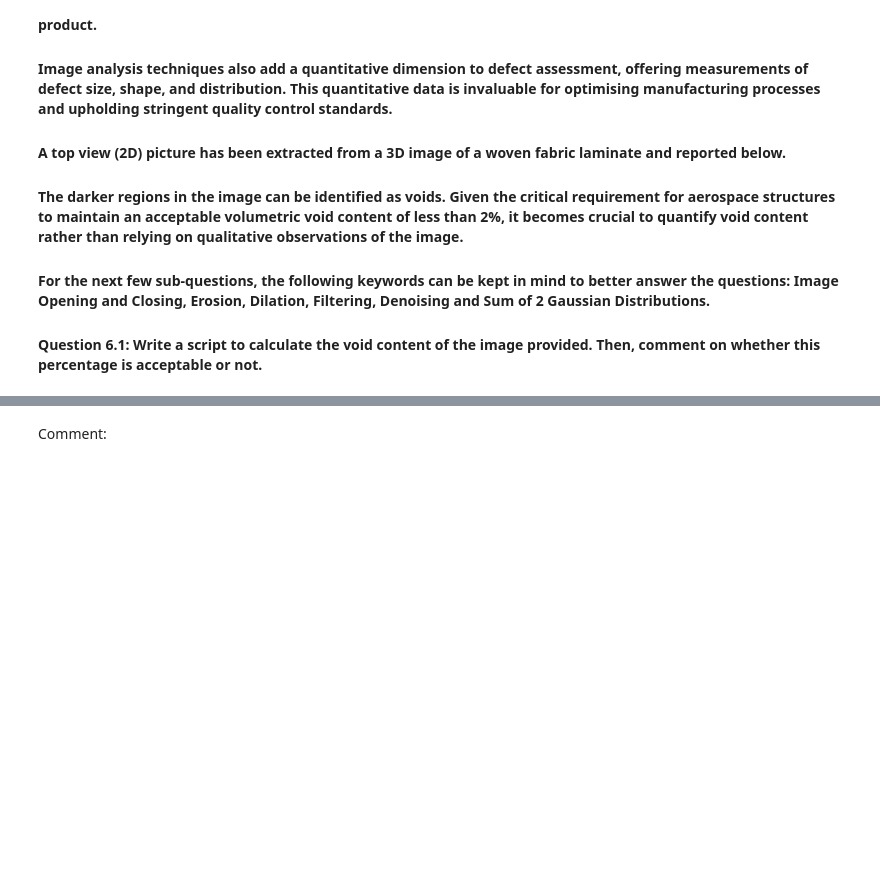
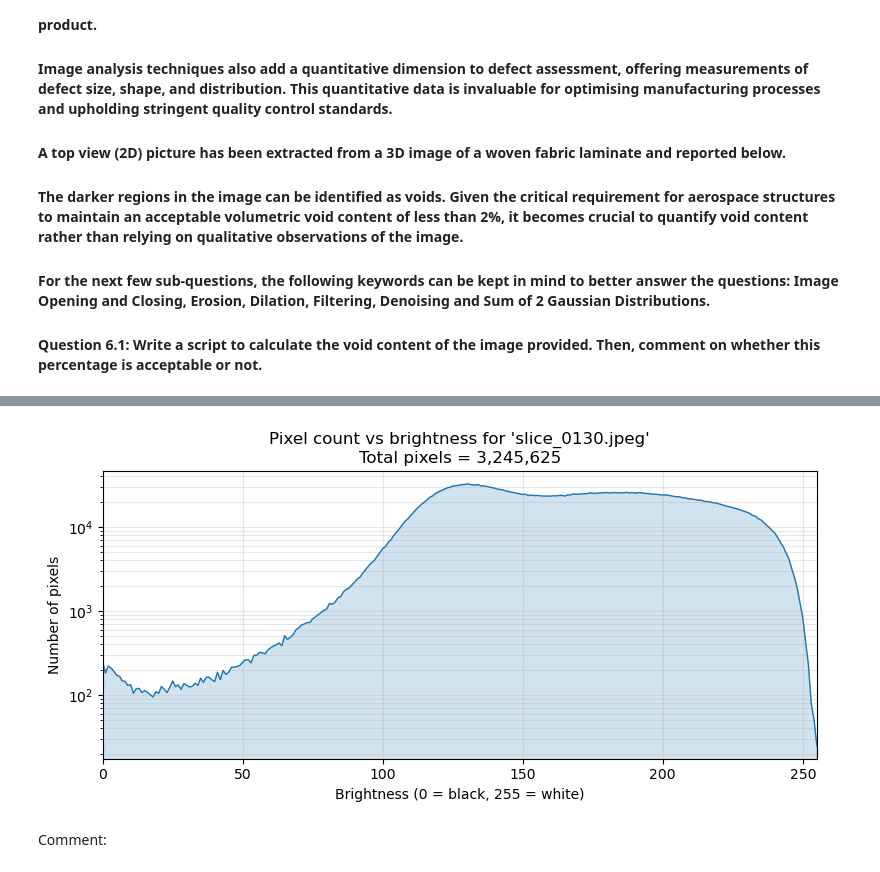
Before and after one commit to RemcovW2000/PCM-thermoplastic-defects, a Jupyter notebook: defects/Defects - 2024.ipynb, the cells around one changed output, grey strips where cells are left out. Drawn from its saved outputs; the diff is of its cells as text; code cells hidden in the pictures; blank space fills up the shorter version.

```diff
--- a/defects/Defects - 2024.ipynb
+++ b/defects/Defects - 2024.ipynb
@@ -216,6 +291,40 @@ Answer:
 <img src="slice_0130.jpeg" width="700" height="700">
 
 Figure 8
+# %%
+from PIL import Image
+import numpy as np
+import matplotlib.pyplot as plt
+
+# Path to image (relative to the notebook). Adjust if needed.
+img_path = "slice_0130.jpeg"
+
+# Load and convert to grayscale
+img = Image.open(img_path).convert("L")  # "L" = 8-bit grayscale
+
+# Convert to numpy array and flatten
+arr = np.array(img)
+flat = arr.ravel()
+
+# Count pixels per brightness value 0..255
+counts = np.bincount(flat, minlength=256)  # length 256 ensures full 0-255 range
+brightness = np.arange(256)
+
+# Plotting (use log y-axis; skip zero-count bins so log scale works)
+pos = counts > 0
+plt.figure(figsize=(8,4))
+plt.plot(brightness[pos], counts[pos], color="tab:blue", lw=1)
+plt.fill_between(brightness[pos], counts[pos], color="tab:blue", alpha=0.2)
+plt.xlabel("Brightness (0 = black, 255 = white)")
+plt.ylabel("Number of pixels")
+plt.title(f"Pixel count vs brightness for '{img_path}'\nTotal pixels = {flat.size:,}")
+plt.grid(alpha=0.3, which='both')
+plt.xlim(0,255)
+plt.yscale('log')
+plt.tight_layout()
+plt.show()
+# %% [output]
+[figure, added]
 # %% [markdown]
 Comment:
 # %% [markdown]
```
Also changed, not shown: parts of 1 cell of this notebook.
